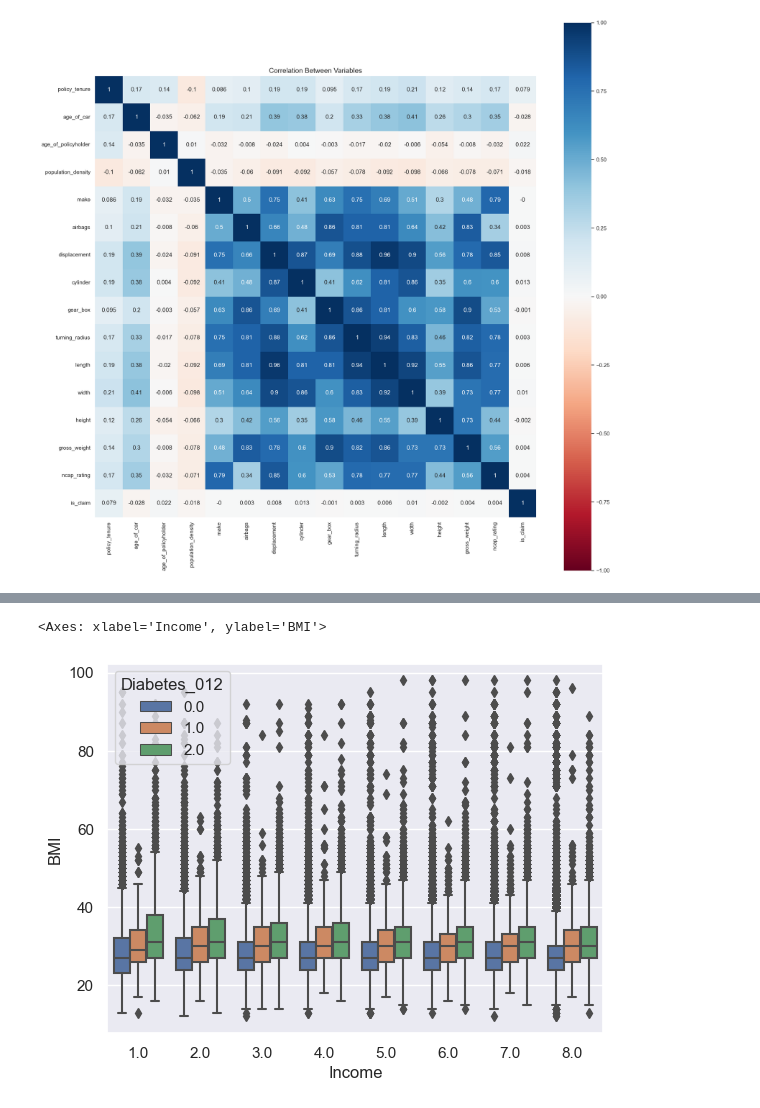
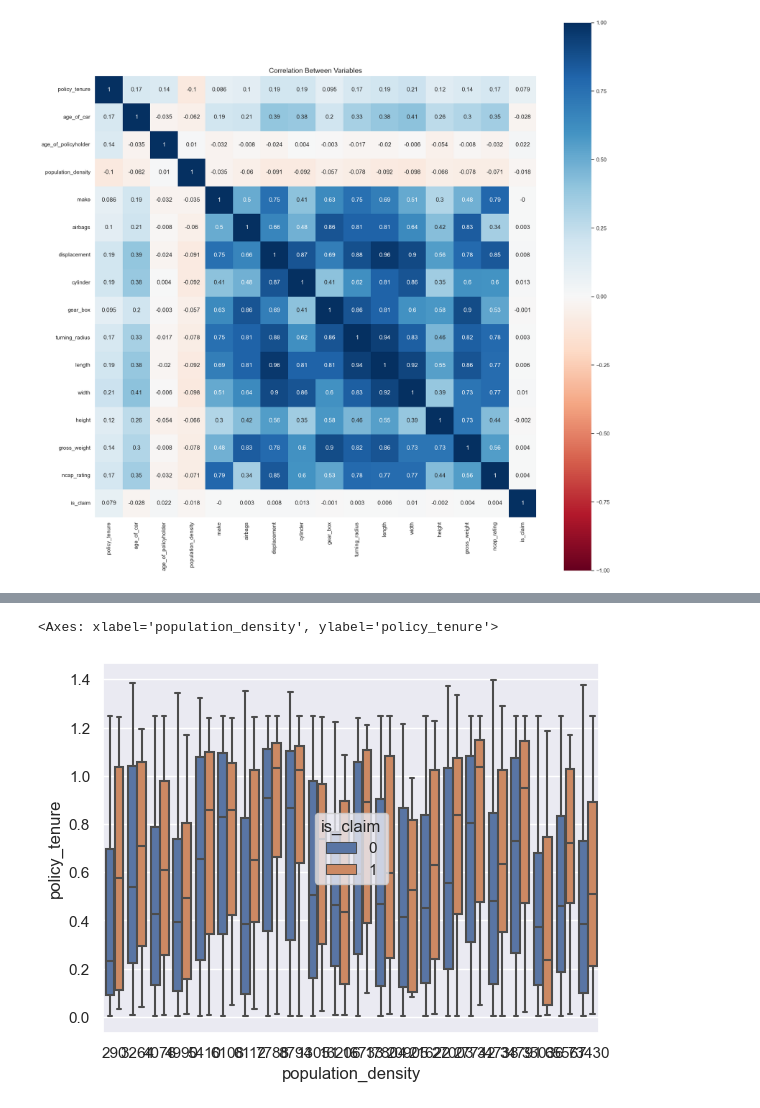
Before and after one commit to neelimaGATech/unsupervised_learning, a Jupyter notebook: Explore_dataset2.ipynb, the cells around one changed output, grey strips where cells are left out. Drawn from its saved outputs; the diff is of its cells as text; code cells hidden in the pictures.

```diff
--- a/Explore_dataset2.ipynb
+++ b/Explore_dataset2.ipynb
@@ -324,5 +316,5 @@ diabetes_df.to_csv(output_filename,index=False)
 # %%
-sns.boxplot(diabetes_df, x='Income', y='BMI',hue='Diabetes_012')
+sns.boxplot(insurance_df, x='str', y='',hue='is_claim')
 # %% [output]
-<Axes: xlabel='Income', ylabel='BMI'>
+<Axes: xlabel='population_density', ylabel='policy_tenure'>
-[figure, old version]
+[figure, new version]
```
Also changed, not shown: parts of 6 cells of this notebook, 14 other files.
